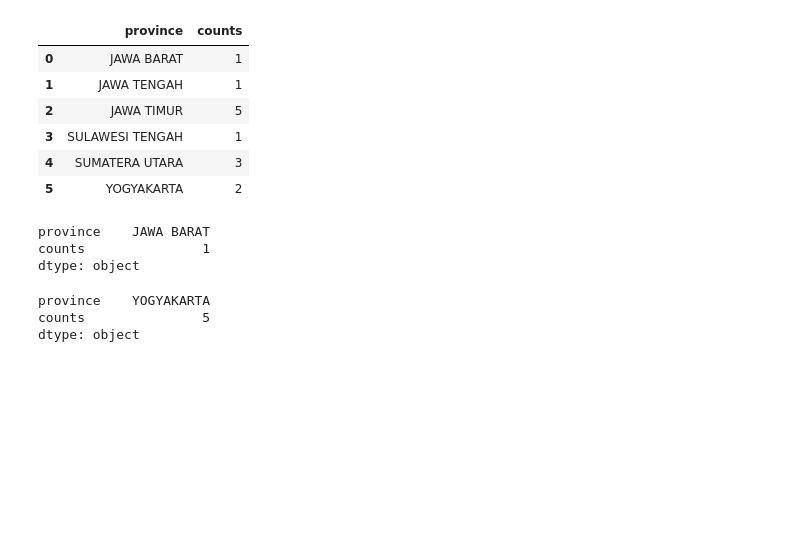
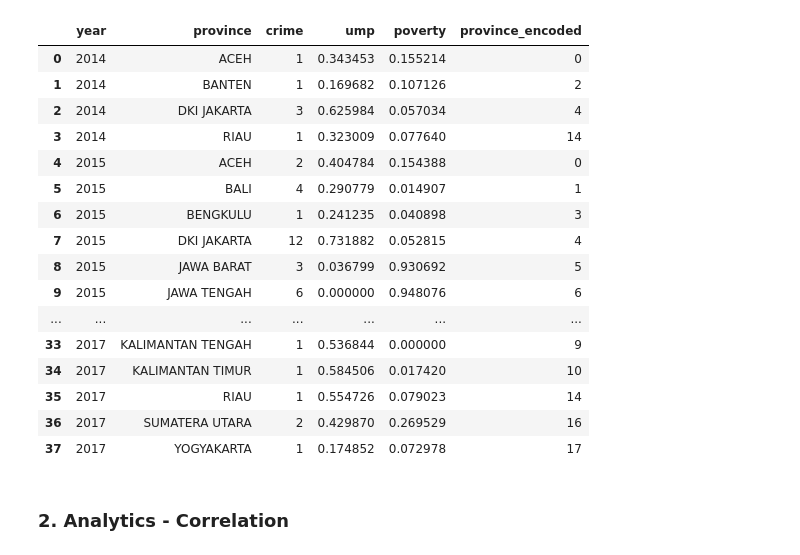
Before and after one commit to adilkurniaramdan/digitalent-tugas-kelompok7, a Jupyter notebook: TugasBesar.ipynb, the cells around one changed output. Saved outputs shown, nothing was run; the diff lists cells and outputs as text; code cells hidden in the pictures; blank space fills up the shorter version.

```diff
--- a/TugasBesar.ipynb
+++ b/TugasBesar.ipynb
@@ -78,22 +197,34 @@ clean_df
-# %%
-clean_df.groupby(['province']).size().reset_index(name='counts')
-# %% [output]
-|  | province | counts |
-| 0 | JAWA BARAT | 1 |
-| 1 | JAWA TENGAH | 1 |
-| 2 | JAWA TIMUR | 5 |
-| 3 | SULAWESI TENGAH | 1 |
-| 4 | SUMATERA UTARA | 3 |
-| 5 | YOGYAKARTA | 2 |
-# %%
-clean_df.groupby(['province']).size().reset_index(name='counts').min()
-# %% [output]
-province    JAWA BARAT
-counts               1
-dtype: object
-# %%
-clean_df.groupby(['province']).size().reset_index(name='counts').max()
-# %% [output]
-province    YOGYAKARTA
-counts               5
-dtype: object
+# %%
+from sklearn.preprocessing import LabelEncoder
+from sklearn.impute import SimpleImputer
+from sklearn.preprocessing import MinMaxScaler
+import numpy as np
+
+#encode province
+label_encoder = LabelEncoder()
+grouping_df['province_encoded'] = label_encoder.fit_transform(grouping_df['province'])
+
+#scaling ump, population with MinMaxScaler
+min_max_scaler = MinMaxScaler()
+grouping_df[['ump', 'poverty']] = min_max_scaler.fit_transform(grouping_df[['ump', 'poverty']])
+grouping_df
+# %% [output]
+|  | year | province | crime | ump | poverty | province_encoded |
+| 0 | 2014 | ACEH | 1 | 0.343453 | 0.155214 | 0 |
+| 1 | 2014 | BANTEN | 1 | 0.169682 | 0.107126 | 2 |
+| 2 | 2014 | DKI JAKARTA | 3 | 0.625984 | 0.057034 | 4 |
+| 3 | 2014 | RIAU | 1 | 0.323009 | 0.077640 | 14 |
+| 4 | 2015 | ACEH | 2 | 0.404784 | 0.154388 | 0 |
+| 5 | 2015 | BALI | 4 | 0.290779 | 0.014907 | 1 |
+| 6 | 2015 | BENGKULU | 1 | 0.241235 | 0.040898 | 3 |
+| 7 | 2015 | DKI JAKARTA | 12 | 0.731882 | 0.052815 | 4 |
+| 8 | 2015 | JAWA BARAT | 3 | 0.036799 | 0.930692 | 5 |
+| 9 | 2015 | JAWA TENGAH | 6 | 0.000000 | 0.948076 | 6 |
+| ... | ... | ... | ... | ... | ... | ... |
+| 33 | 2017 | KALIMANTAN TENGAH | 1 | 0.536844 | 0.000000 | 9 |
+| 34 | 2017 | KALIMANTAN TIMUR | 1 | 0.584506 | 0.017420 | 10 |
+| 35 | 2017 | RIAU | 1 | 0.554726 | 0.079023 | 14 |
+| 36 | 2017 | SUMATERA UTARA | 2 | 0.429870 | 0.269529 | 16 |
+| 37 | 2017 | YOGYAKARTA | 1 | 0.174852 | 0.072978 | 17 |
+# %% [markdown]
+### 2. Analytics - Correlation
```
Also changed, not shown: parts of 23 cells of this notebook, 8 other files.
